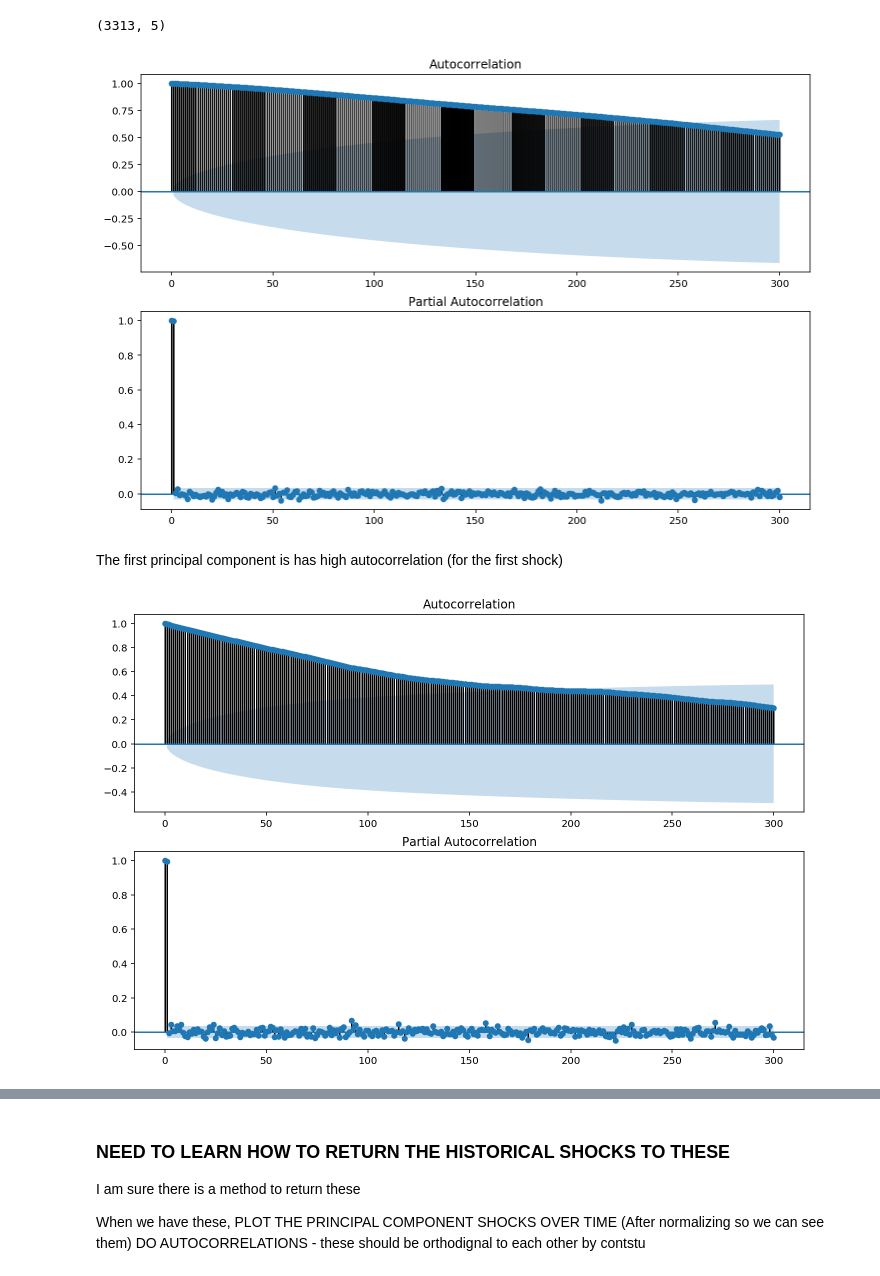
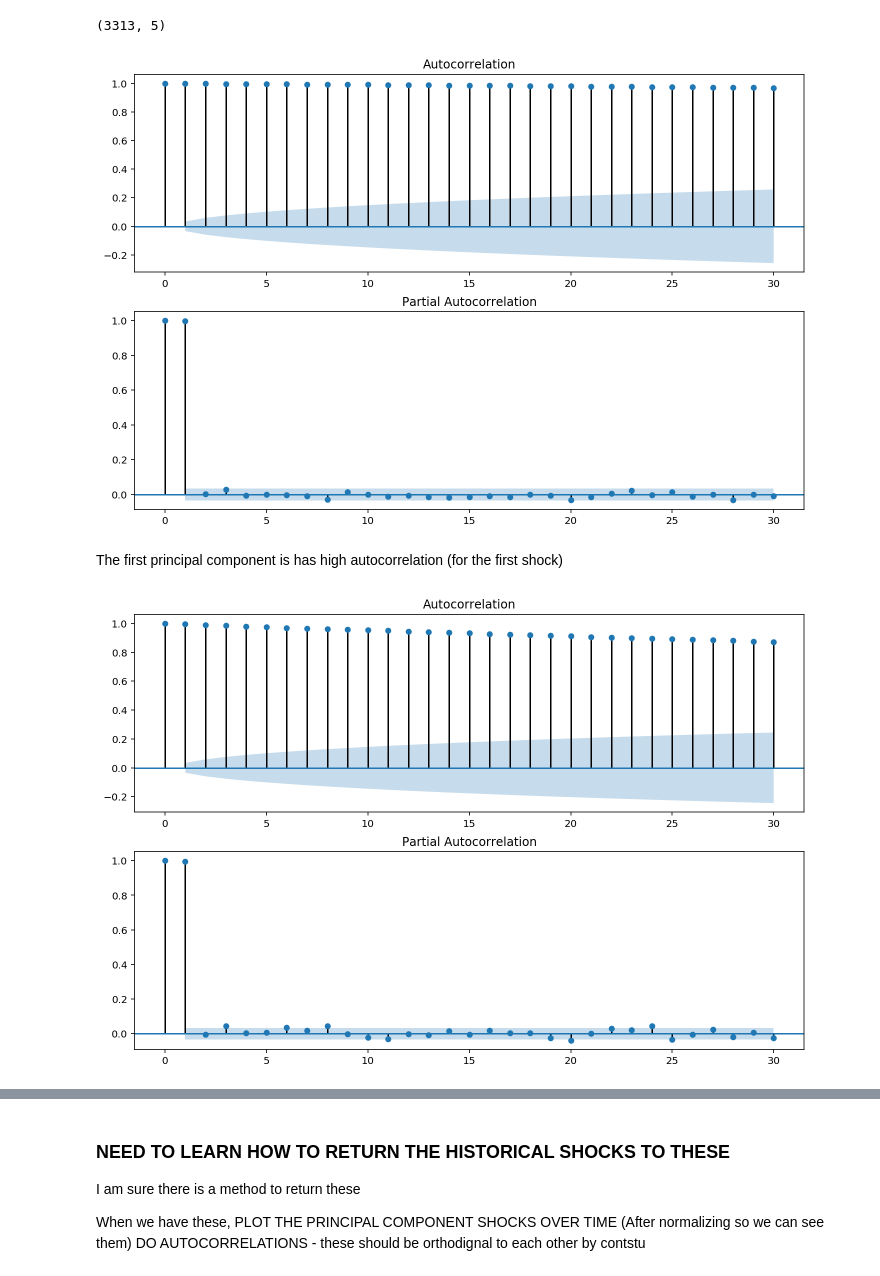
Before and after one commit to davidjsmith44/NLP-Fed-Speeches, a Jupyter notebook: src/rate_data_test.ipynb, the cells around one changed output, grey strips where cells are left out. Drawn from its saved outputs; the diff is of its cells as text; code cells hidden in the pictures.

```diff
--- a/src/rate_data_test.ipynb
+++ b/src/rate_data_test.ipynb
@@ -367,32 +313,0 @@ d_shocks =
-# %%
-fig, axs = plt.subplots(3,2, figsize = (12,12))
-
-axs[0,0].plot(comps[0, :], color='k')
-axs[0,0].grid()
-axs[0,0].set_facecolor("whitesmoke")
-axs[0,0].set_title("First Principal Component Vector")
-axs[0,1].plot(shocks[:,0], color='r')
-axs[0,1].grid()
-axs[0,1].set_facecolor("whitesmoke")
-axs[0,1].set_title("Shocks due to 1st Component")
-
-axs[1,0].plot(comps[1, :], color='k')
-axs[1,0].grid()
-axs[1,0].set_facecolor("whitesmoke")
-axs[1,0].set_title("Second Principal Component Vector")
-axs[1,1].plot(shocks[:,1], color='b')
-axs[1,1].grid()
-axs[1,1].set_facecolor("whitesmoke")
-axs[1,1].set_title("Shocks due to 2nd Component")
-
-
-axs[2,0].plot(comps[2, :], color='k')
-axs[2,0].grid()
-axs[2,0].set_facecolor("whitesmoke")
-axs[2,0].set_title("Third Principal Component Vector")
-axs[2,1].plot(shocks[:,2], color='g')
-axs[2,1].grid()
-axs[2,1].set_facecolor("whitesmoke")
-axs[2,1].set_title("Shocks due to 3rd Component")
-
-fig.suptitle("Principal Components of the US Treasury Yield Curve", fontsize = 30, color = 'k')
@@ -422,15 +343,15 @@ shocks.shape
 # %%
 first_PC = shocks[:,0]
 # %%
-plot_acf_pacf(first_PC, 300)
+plot_acf_pacf(first_PC, 30)
 # %% [output]
-[figure, old version]
+[figure, new version]
 # %% [markdown]
 The first principal component is has high autocorrelation (for the first shock)
 # %%
 second_PC = shocks[:,1]
-plot_acf_pacf(second_PC, 300)
+plot_acf_pacf(second_PC, 30)
 # %% [output]
-[figure, old version]
+[figure, new version]
 # %%
 third_PC = shocks[:,1]
```
Also changed, not shown: parts of 26 cells of this notebook, 7 other files.
